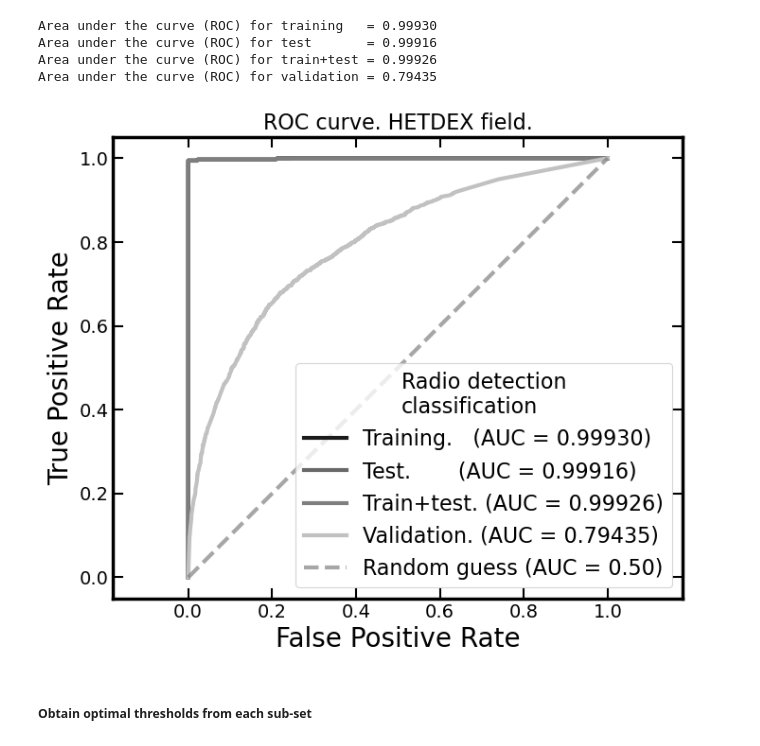
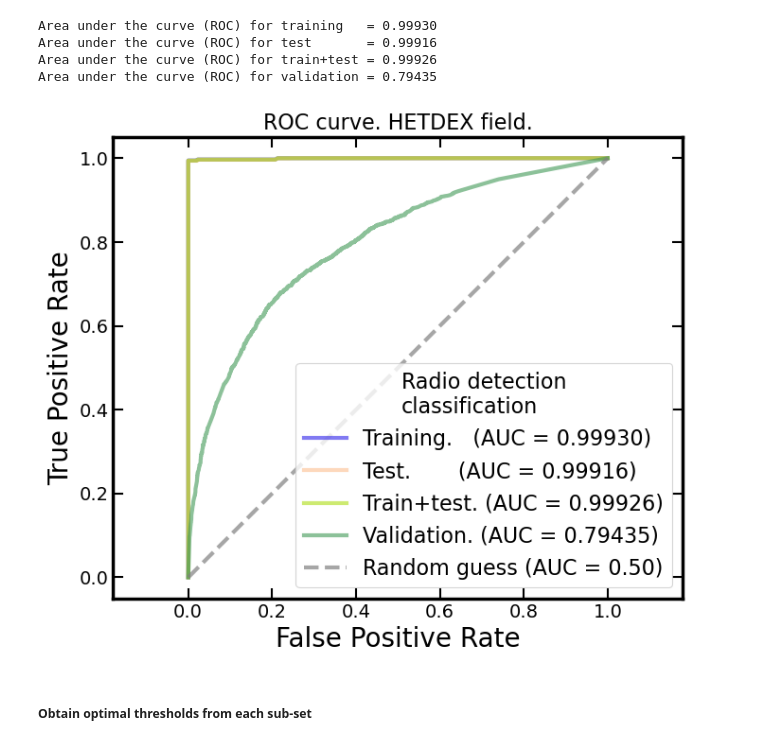
Before and after one commit to racarvajal/Pipeline_RG_z_ML, a Jupyter notebook: ML_17.ipynb, the cells around one changed output. Cells and saved outputs as stored; diff of their text form; code cells hidden in the pictures.

Commit message:
colour and save PR plots

```diff
--- a/ML_17.ipynb
+++ b/ML_17.ipynb
@@ -1065,36 +1065,36 @@ fpr_val,        tpr_val,        thresh_val        = roc_curve(validation_predict
 # %%
 fig             = plt.figure(figsize=(7,6))
 ax1             = fig.add_subplot(111)
 
 viz_train       = RocCurveDisplay(fpr=fpr_train,      tpr=tpr_train,      roc_auc=roc_auc_train)
 viz_test        = RocCurveDisplay(fpr=fpr_test,       tpr=tpr_test,       roc_auc=roc_auc_test)
 viz_train_test  = RocCurveDisplay(fpr=fpr_train_test, tpr=tpr_train_test, roc_auc=roc_auc_train_test)
 viz_val         = RocCurveDisplay(fpr=fpr_val,        tpr=tpr_val,        roc_auc=roc_auc_validation)
-viz_train.plot(ax=ax1,       lw=3, c=cm.get_cmap('cet_dimgray')(0.0), label=f"Training.   (AUC = {roc_auc_train:0.5f})")
-viz_test.plot(ax=ax1,        lw=3, c=cm.get_cmap('cet_dimgray')(0.4), label=f"Test.       (AUC = {roc_auc_test:0.5f})")
-viz_train_test.plot(ax=ax1,  lw=3, c=cm.get_cmap('cet_dimgray')(0.5), label=f"Train+test. (AUC = {roc_auc_train_test:0.5f})")
-viz_val.plot(ax=ax1,         lw=3, c=cm.get_cmap('cet_dimgray')(0.8), label=f"Validation. (AUC = {roc_auc_validation:0.5f})")
+viz_train.plot(ax=ax1,       lw=3, c=cm.get_cmap('cet_CET_C2s')(0.0), alpha=0.6, label=f"Training.   (AUC = {roc_auc_train:0.5f})")
+viz_test.plot(ax=ax1,        lw=3, c=cm.get_cmap('cet_CET_C2s')(0.4), alpha=0.6, label=f"Test.       (AUC = {roc_auc_test:0.5f})")
+viz_train_test.plot(ax=ax1,  lw=3, c=cm.get_cmap('cet_CET_C2s')(0.6), alpha=0.6, label=f"Train+test. (AUC = {roc_auc_train_test:0.5f})")
+viz_val.plot(ax=ax1,         lw=3, c=cm.get_cmap('cet_CET_C2s')(0.8), alpha=0.6, label=f"Validation. (AUC = {roc_auc_validation:0.5f})")
 
 ax1.plot([0, 1], [0, 1], ls='--', marker=None, c='Gray', alpha=0.7, lw=3.0, label='Random guess (AUC = 0.50)')
 
 ax1.set_xlabel('False Positive Rate', fontsize=20)
 ax1.set_ylabel('True Positive Rate', fontsize=20)
 ax1.tick_params(which='both', top=True, right=True, direction='in')
 ax1.tick_params(axis='both', which='major', labelsize=14)
 ax1.tick_params(which='major', length=8, width=1.5)
 ax1.tick_params(which='minor', length=4, width=1.5)
 plt.setp(ax1.spines.values(), linewidth=2.5)
 plt.setp(ax1.spines.values(), linewidth=2.5)
 # ax1.set_aspect('equal', 'box')
 plt.legend(loc=4, fontsize=16, title='Radio detection\nclassification', title_fontsize=16)
 ax1.set_aspect('equal', 'datalim')
 ax1.set_title('ROC curve. HETDEX field.', fontsize=16)
 fig.tight_layout()
 if save_plot_flag:
     plt.savefig('plots/AUC_ROC_classification_radio_detect_05.pdf', bbox_inches='tight')
 plt.show()
 # %% [output]
-[figure, old version]
+[figure, new version]
 # %% [markdown]
 ##### Obtain optimal thresholds from each sub-set
 # %%
```
Also changed, not shown: parts of 1 cell of this notebook, 1 other file.
